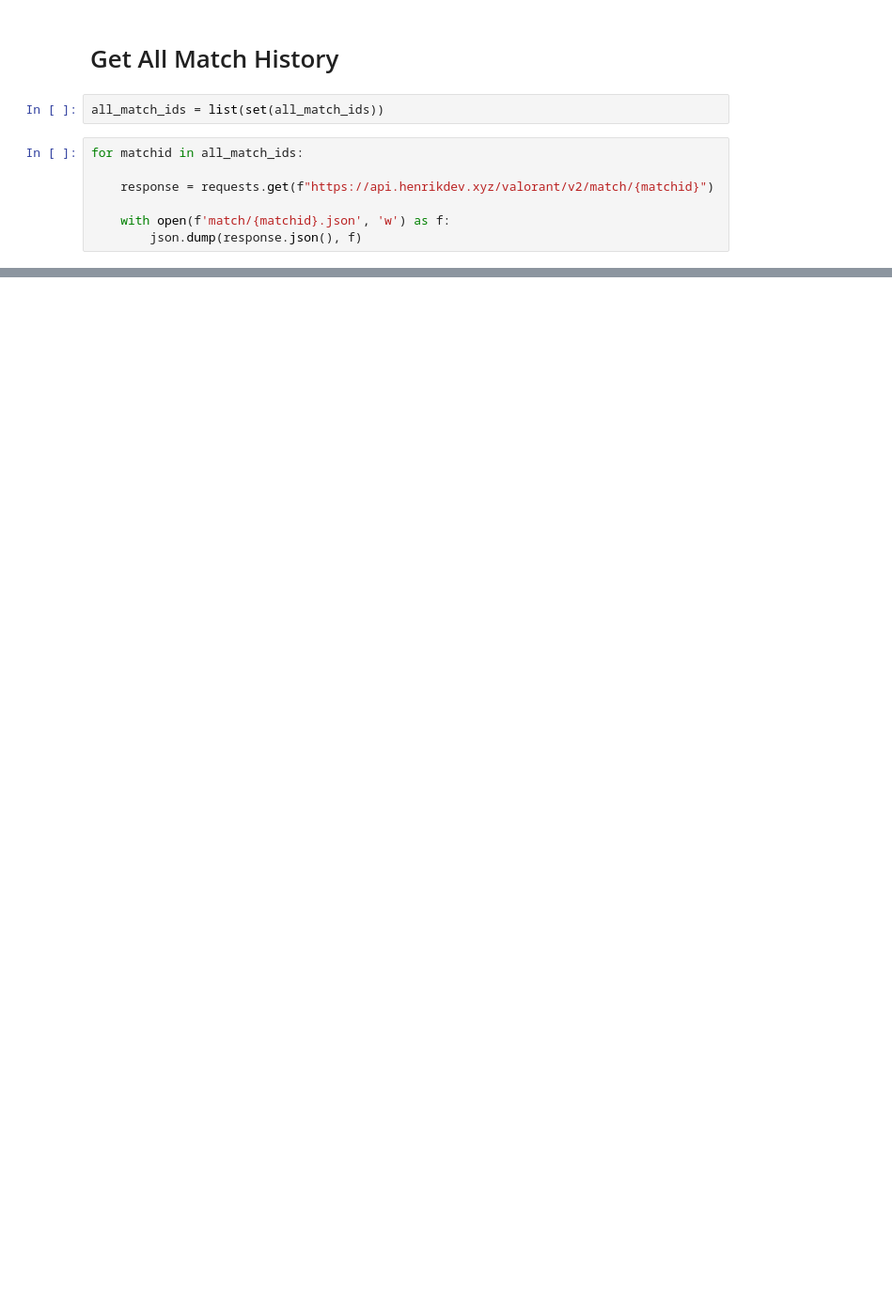
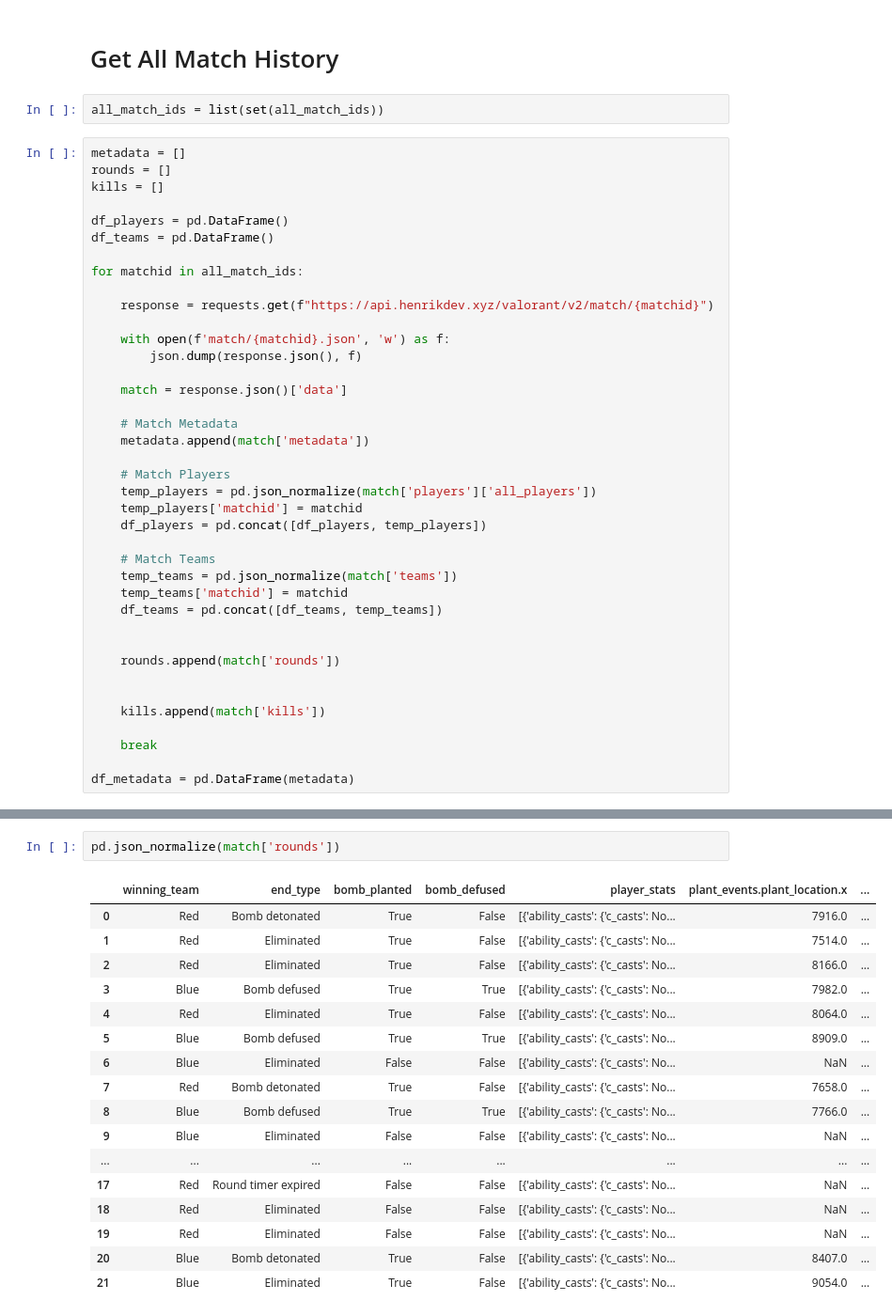
Before and after one commit to thalezirnho/valorant, a Jupyter notebook: main.ipynb, the cells around one changed output, grey strips where cells are left out. Shown: that part at 94% size. Saved outputs shown, nothing was run; the diff lists cells and outputs as text; blank space fills up the shorter version.

```diff
--- a/main.ipynb
+++ b/main.ipynb
@@ -116,9 +148,41 @@ for name, tag in users.items():
 # %%
 all_match_ids = list(set(all_match_ids))
 # %%
+metadata = []
+rounds = []
+kills = []
+
+df_players = pd.DataFrame()
+df_teams = pd.DataFrame()
+
 for matchid in all_match_ids:
 
     response = requests.get(f"https://api.henrikdev.xyz/valorant/v2/match/{matchid}")
 
     with open(f'match/{matchid}.json', 'w') as f:
         json.dump(response.json(), f)
+
+    match = response.json()['data']
+
+    # Match Metadata
+    metadata.append(match['metadata'])
+
+    # Match Players
+    temp_players = pd.json_normalize(match['players']['all_players'])
+    temp_players['matchid'] = matchid
+    df_players = pd.concat([df_players, temp_players])
+
+    # Match Teams
+    temp_teams = pd.json_normalize(match['teams'])
+    temp_teams['matchid'] = matchid
+    df_teams = pd.concat([df_teams, temp_teams])
+
+
+    rounds.append(match['rounds'])
+
+
+    kills.append(match['kills'])
+
+    break
+
+df_metadata = pd.DataFrame(metadata)
@@ -135,0 +189,20 @@ pd.DataFrame(response.json()['data'])
+# %%
+pd.json_normalize(match['rounds'])
+# %% [output]
+|  | winning_team | end_type | bomb_planted | bomb_defused | player_stats | plant_events.plant_location.x | ... |
+| 0 | Red | Bomb detonated | True | False | [{'ability_casts': {'c_casts': No... | 7916.0 | ... |
+| 1 | Red | Eliminated | True | False | [{'ability_casts': {'c_casts': No... | 7514.0 | ... |
+| 2 | Red | Eliminated | True | False | [{'ability_casts': {'c_casts': No... | 8166.0 | ... |
+| 3 | Blue | Bomb defused | True | True | [{'ability_casts': {'c_casts': No... | 7982.0 | ... |
+| 4 | Red | Eliminated | True | False | [{'ability_casts': {'c_casts': No... | 8064.0 | ... |
+| 5 | Blue | Bomb defused | True | True | [{'ability_casts': {'c_casts': No... | 8909.0 | ... |
+| 6 | Blue | Eliminated | False | False | [{'ability_casts': {'c_casts': No... | NaN | ... |
+| 7 | Red | Bomb detonated | True | False | [{'ability_casts': {'c_casts': No... | 7658.0 | ... |
+| 8 | Blue | Bomb defused | True | True | [{'ability_casts': {'c_casts': No... | 7766.0 | ... |
+| 9 | Blue | Eliminated | False | False | [{'ability_casts': {'c_casts': No... | NaN | ... |
+| ... | ... | ... | ... | ... | ... | ... | ... |
+| 17 | Red | Round timer expired | False | False | [{'ability_casts': {'c_casts': No... | NaN | ... |
+| 18 | Red | Eliminated | False | False | [{'ability_casts': {'c_casts': No... | NaN | ... |
+| 19 | Red | Eliminated | False | False | [{'ability_casts': {'c_casts': No... | NaN | ... |
+| 20 | Blue | Bomb detonated | True | False | [{'ability_casts': {'c_casts': No... | 8407.0 | ... |
+| 21 | Blue | Eliminated | True | False | [{'ability_casts': {'c_casts': No... | 9054.0 | ... |
```
Also changed, not shown: parts of 20 cells of this notebook.
